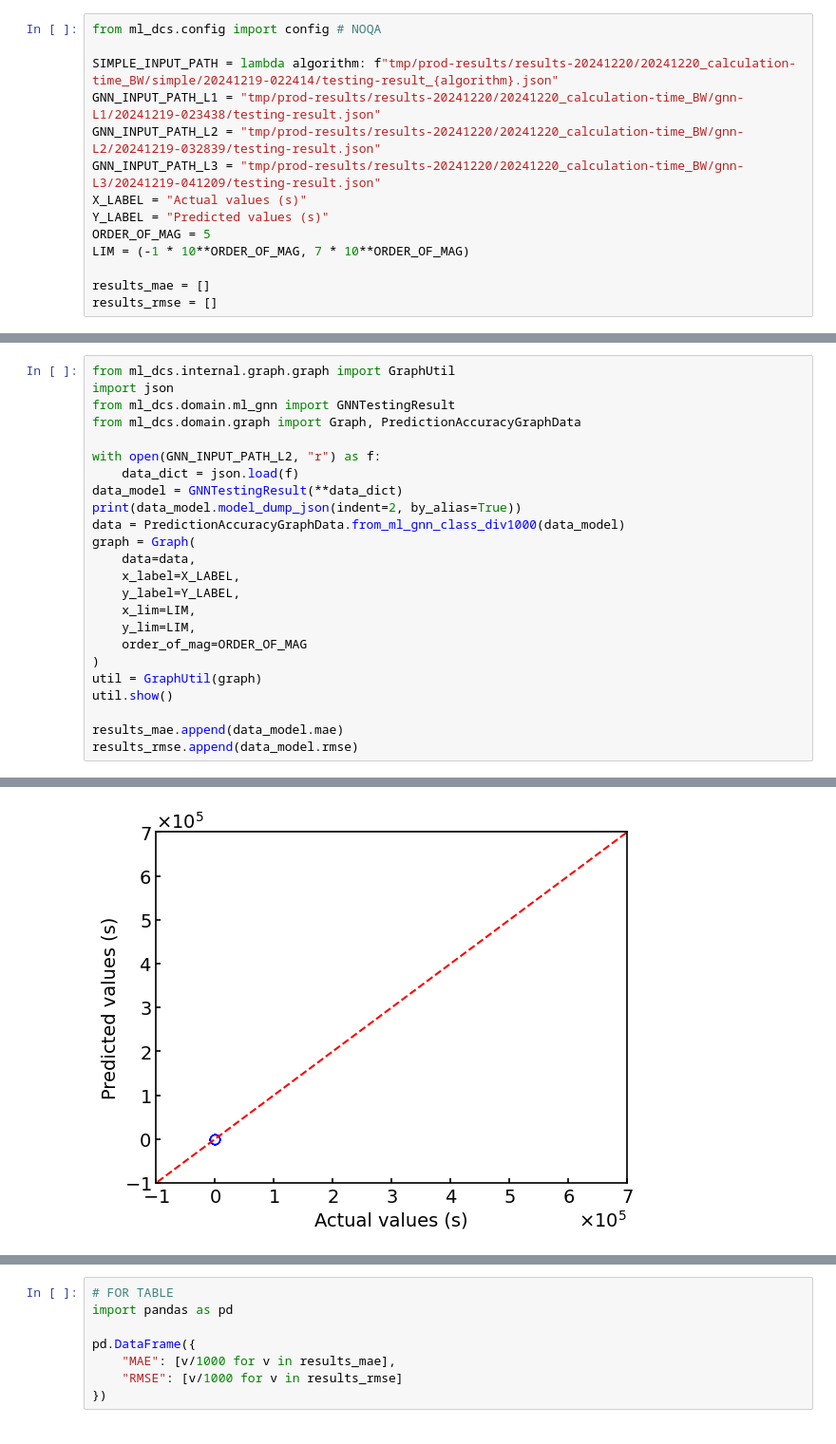
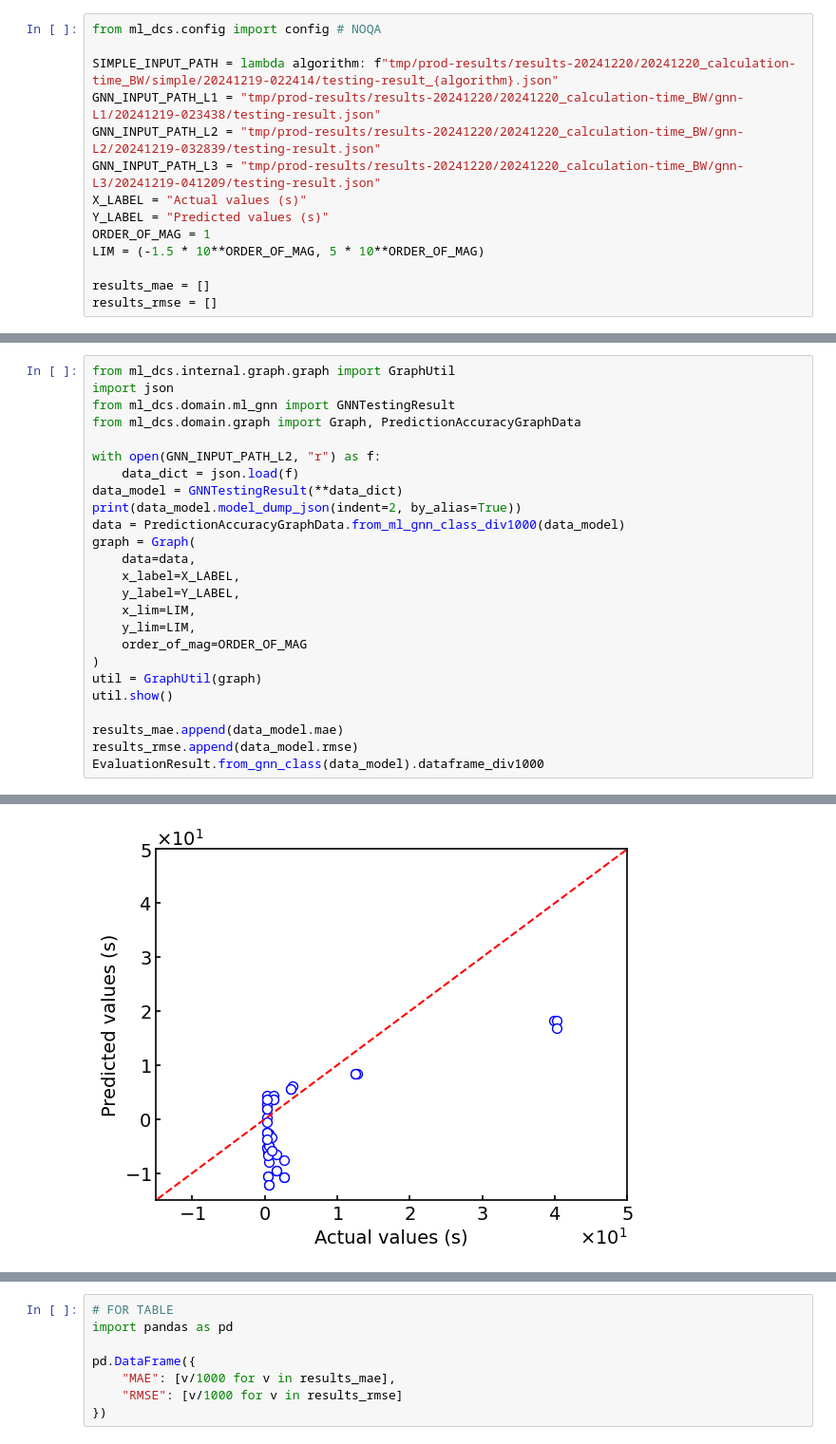
Before and after one commit to ITK13201/ml-dcs, a Jupyter notebook: ml-dcs/notebooks/evaluation_20241220/results/unknown_scenarios/calculation-time_BW.ipynb, the cells around one changed output, grey strips where cells are left out. Shown: that part at 95% size. Saved outputs shown, nothing was run; the diff lists cells and outputs as text.

```diff
--- a/ml-dcs/notebooks/evaluation_20241220/results/unknown_scenarios/calculation-time_BW.ipynb
+++ b/ml-dcs/notebooks/evaluation_20241220/results/unknown_scenarios/calculation-time_BW.ipynb
@@ -7,8 +7,8 @@ GNN_INPUT_PATH_L2 = "tmp/prod-results/results-20241220/20241220_calculation-time
 GNN_INPUT_PATH_L3 = "tmp/prod-results/results-20241220/20241220_calculation-time_BW/gnn-L3/20241219-041209/testing-result.json"
 X_LABEL = "Actual values (s)"
 Y_LABEL = "Predicted values (s)"
-ORDER_OF_MAG = 5
-LIM = (-1 * 10**ORDER_OF_MAG, 7 * 10**ORDER_OF_MAG)
+ORDER_OF_MAG = 1
+LIM = (-1.5 * 10**ORDER_OF_MAG, 5 * 10**ORDER_OF_MAG)
 
 results_mae = []
 results_rmse = []
@@ -242,31 +263,32 @@ graph = Graph(
     data=data,
     x_label=X_LABEL,
     y_label=Y_LABEL,
     x_lim=LIM,
     y_lim=LIM,
     order_of_mag=ORDER_OF_MAG
 )
 util = GraphUtil(graph)
 util.show()
 
 results_mae.append(data_model.mae)
 results_rmse.append(data_model.rmse)
+EvaluationResult.from_gnn_class(data_model).dataframe_div1000
 # %% [output]
 {
   "task_results": [
     {
       "lts_name": "BW（4, 2）_000000",
       "loss": 30771886.0,
       "actual": 523.0,
       "predicted": -5024.2412109375,
       "started_at": "2024-12-19T04:02:01.418081",
       "finished_at": "2024-12-19T04:02:01.420169",
       "duration": "PT0.002088S"
     },
     {
 ... (427 lines left out)
   "rmse": 8570.15430061925,
   "r_squared": 0.22770479355901496,
   "duration_avg": "PT0.003725S"
 }
-[figure, old version]
+[figure, new version]
```
Also changed, not shown: parts of 8 cells of this notebook, 9 other files.
